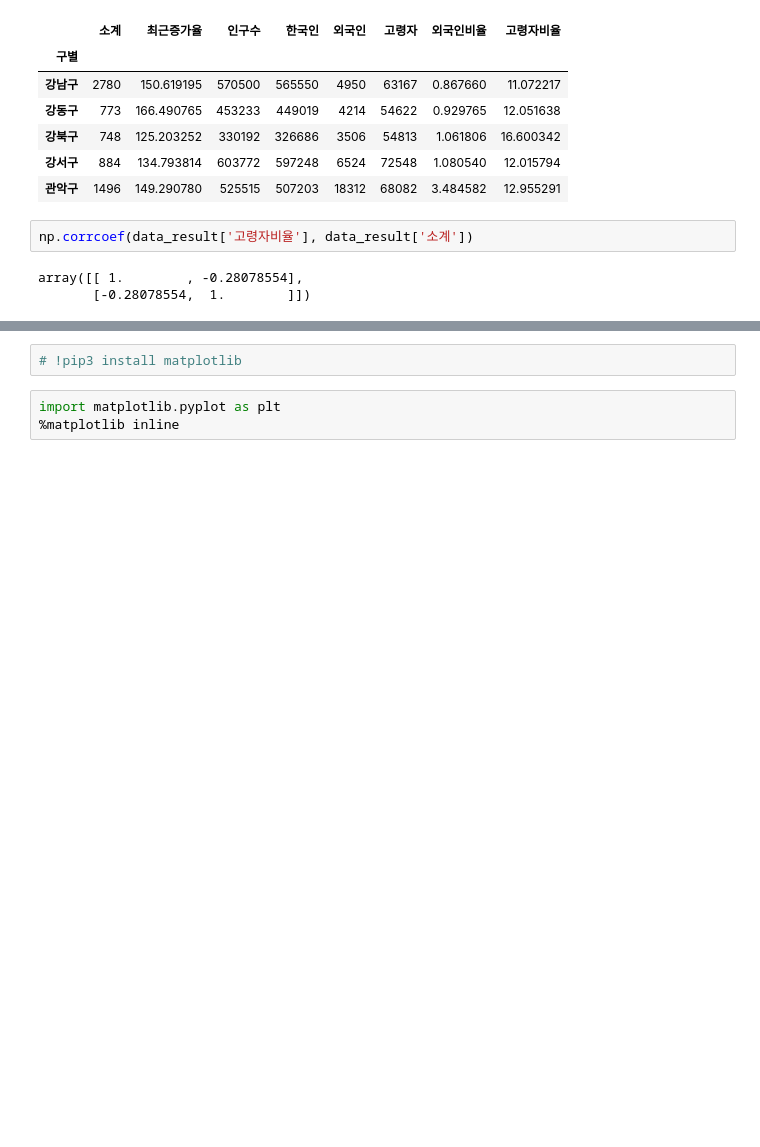
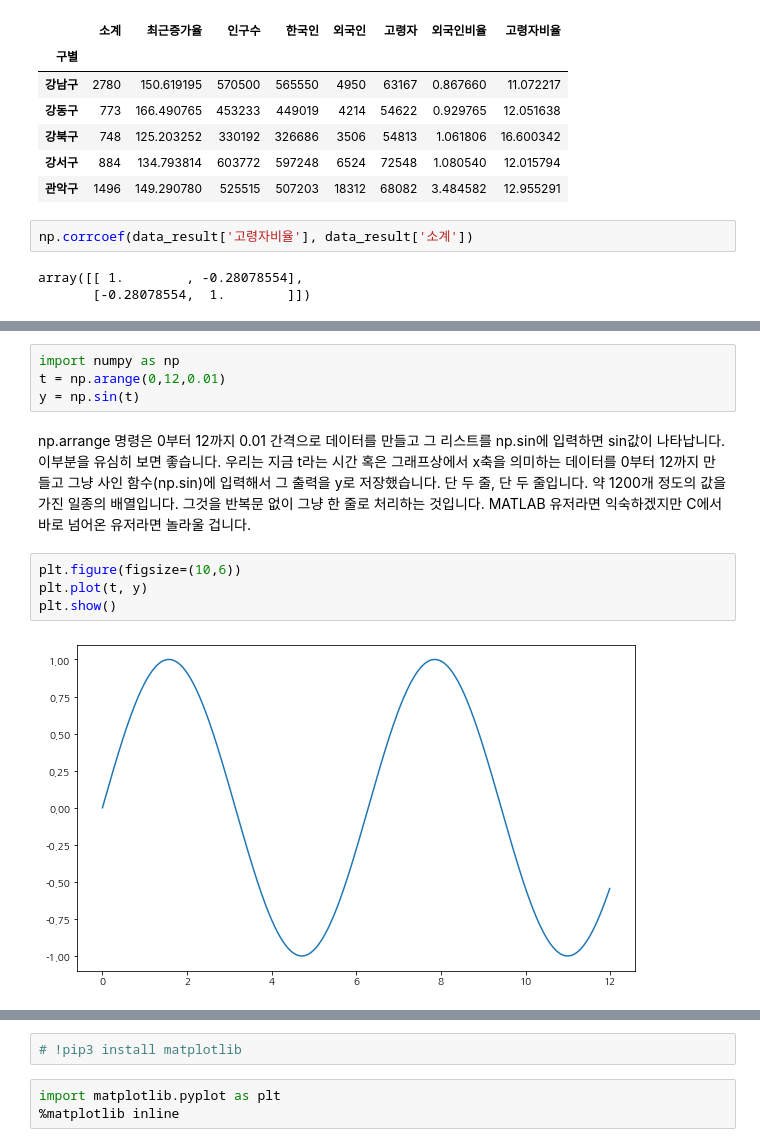
Before and after one commit to goldang01/DataScience_Study, a Jupyter notebook: Chapter 1.ipynb, the cells around one changed output, grey strips where cells are left out. Saved outputs shown, nothing was run; the diff lists cells and outputs as text; blank space fills up the shorter version.

```diff
--- a/Chapter 1.ipynb
+++ b/Chapter 1.ipynb
@@ -917,0 +973,12 @@ array([[ 1.        , -0.28078554],
+# %%
+import numpy as np
+t = np.arange(0,12,0.01)
+y = np.sin(t)
+# %% [markdown]
+np.arrange 명령은 0부터 12까지 0.01 간격으로 데이터를 만들고 그 리스트를 np.sin에 입력하면 sin값이 나타납니다. 이부분을 유심히 보면 좋습니다. 우리는 지금 t라는 시간 혹은 그래프상에서 x축을 의미하는 데이터를 0부터 12까지 만들고 그냥 사인 함수(np.sin)에 입력해서 그 출력을 y로 저장했습니다. 단 두 줄, 단 두 줄입니다. 약 1200개 정도의 값을 가진 일종의 배열입니다. 그것을 반복문 없이 그냥 한 줄로 처리하는 것입니다. MATLAB 유저라면 익숙하겠지만 C에서 바로 넘어온 유저라면 놀라울 겁니다.
+# %%
+plt.figure(figsize=(10,6))
+plt.plot(t, y)
+plt.show()
+# %% [output]
+[figure, added]
```
Also changed, not shown: parts of 90 cells of this notebook.
